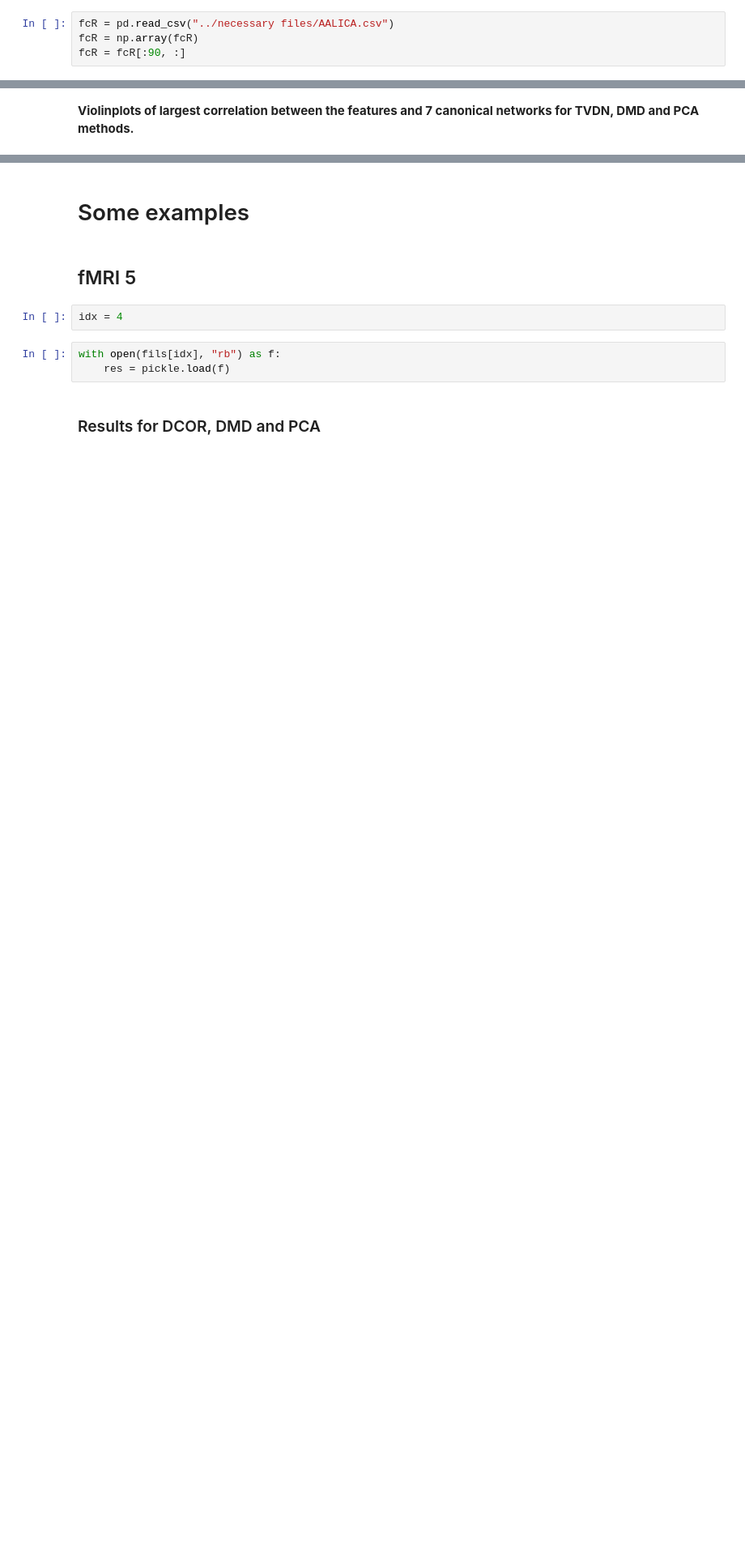
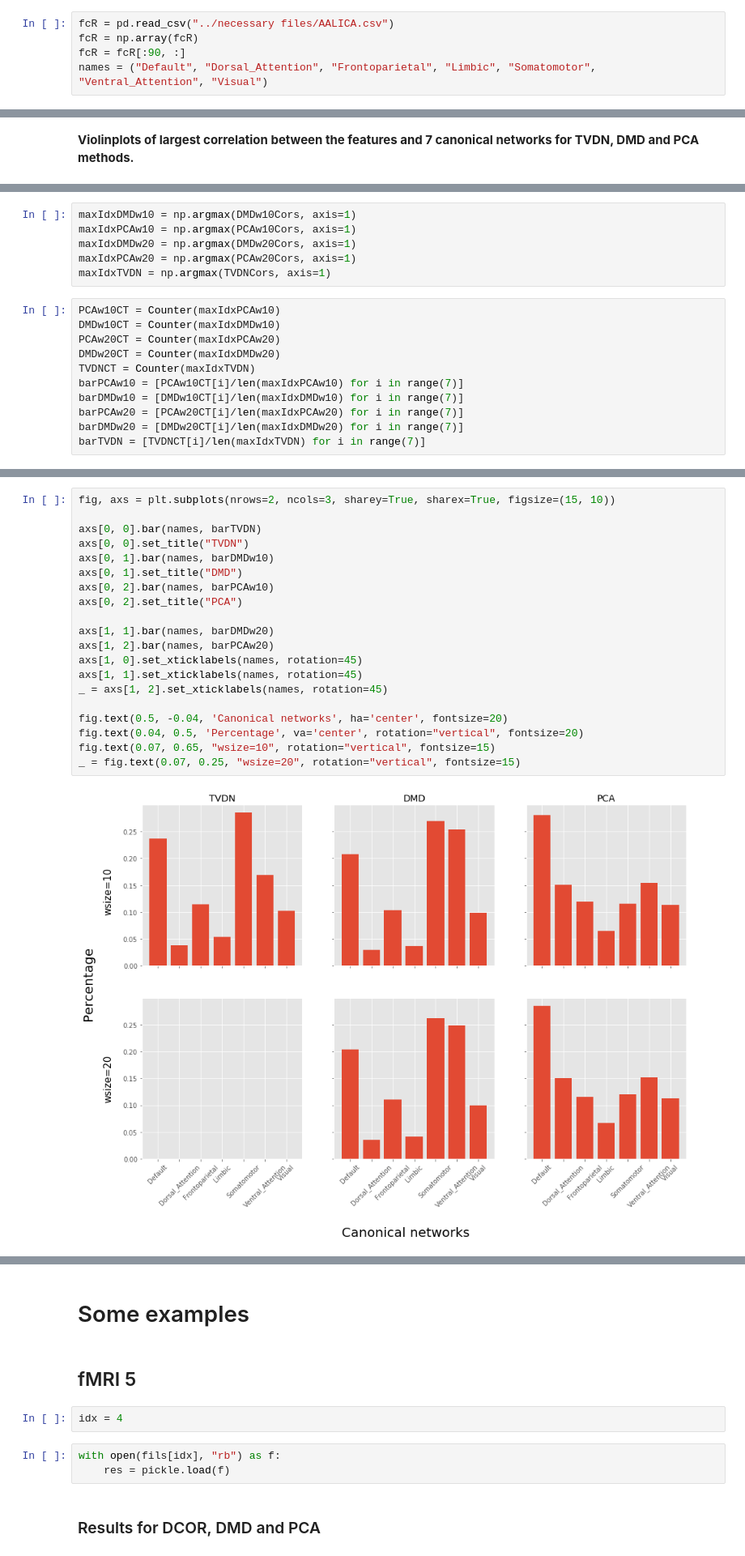
Before and after one commit to JINhuaqing/TVDN-simu, a Jupyter notebook: realdata/fMRIHPF1013OtherMs.ipynb, the cells around one changed output, grey strips where cells are left out. Shown at 81% size. Cells and saved outputs as stored; diff of their text form; blank space fills up the shorter version.

```diff
--- a/realdata/fMRIHPF1013OtherMs.ipynb
+++ b/realdata/fMRIHPF1013OtherMs.ipynb
@@ -163,3 +163,4 @@ import pandas as pd
 fcR = pd.read_csv("../necessary files/AALICA.csv")
 fcR = np.array(fcR)
 fcR = fcR[:90, :]
+names = ("Default", "Dorsal_Attention", "Frontoparietal", "Limbic", "Somatomotor", "Ventral_Attention", "Visual")
@@ -213,0 +253,17 @@ _ = plt.ylabel("Correlation")
+# %%
+maxIdxDMDw10 = np.argmax(DMDw10Cors, axis=1)
+maxIdxPCAw10 = np.argmax(PCAw10Cors, axis=1)
+maxIdxDMDw20 = np.argmax(DMDw20Cors, axis=1)
+maxIdxPCAw20 = np.argmax(PCAw20Cors, axis=1)
+maxIdxTVDN = np.argmax(TVDNCors, axis=1)
+# %%
+PCAw10CT = Counter(maxIdxPCAw10)
+DMDw10CT = Counter(maxIdxDMDw10)
+PCAw20CT = Counter(maxIdxPCAw20)
+DMDw20CT = Counter(maxIdxDMDw20)
+TVDNCT = Counter(maxIdxTVDN)
+barPCAw10 = [PCAw10CT[i]/len(maxIdxPCAw10) for i in range(7)]
+barDMDw10 = [DMDw10CT[i]/len(maxIdxDMDw10) for i in range(7)]
+barPCAw20 = [PCAw20CT[i]/len(maxIdxPCAw20) for i in range(7)]
+barDMDw20 = [DMDw20CT[i]/len(maxIdxDMDw20) for i in range(7)]
+barTVDN = [TVDNCT[i]/len(maxIdxTVDN) for i in range(7)]
@@ -213,0 +272,22 @@ _ = plt.ylabel("Correlation")
+# %%
+fig, axs = plt.subplots(nrows=2, ncols=3, sharey=True, sharex=True, figsize=(15, 10))
+
+axs[0, 0].bar(names, barTVDN)
+axs[0, 0].set_title("TVDN")
+axs[0, 1].bar(names, barDMDw10)
+axs[0, 1].set_title("DMD")
+axs[0, 2].bar(names, barPCAw10)
+axs[0, 2].set_title("PCA")
+
+axs[1, 1].bar(names, barDMDw20)
+axs[1, 2].bar(names, barPCAw20)
+axs[1, 0].set_xticklabels(names, rotation=45)
+axs[1, 1].set_xticklabels(names, rotation=45)
+_ = axs[1, 2].set_xticklabels(names, rotation=45)
+
+fig.text(0.5, -0.04, 'Canonical networks', ha='center', fontsize=20)
+fig.text(0.04, 0.5, 'Percentage', va='center', rotation="vertical", fontsize=20)
+fig.text(0.07, 0.65, "wsize=10", rotation="vertical", fontsize=15)
+_ = fig.text(0.07, 0.25, "wsize=20", rotation="vertical", fontsize=15)
+# %% [output]
+[figure, added]
```
Also changed, not shown: parts of 28 cells of this notebook, 2 other files.
